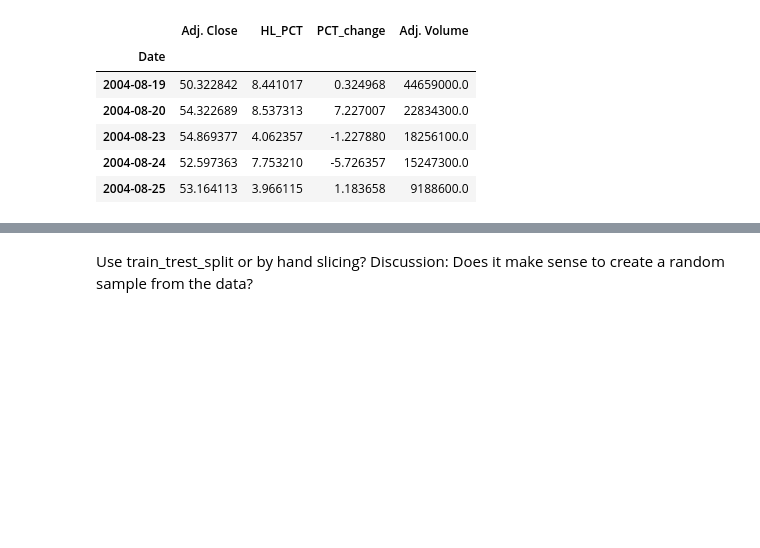
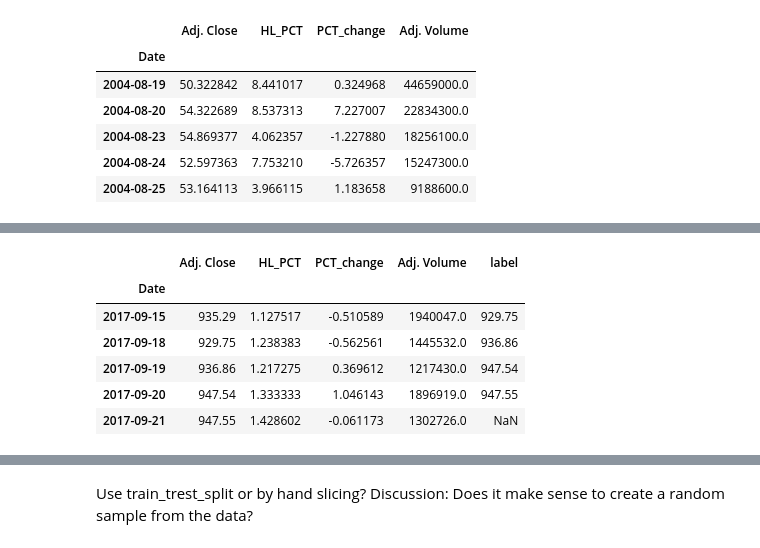
Before and after one commit to dacatay/time-series-analysis, a Jupyter notebook: Regression_Example.ipynb, the cells around one changed output, grey strips where cells are left out. Cells and saved outputs as stored; diff of their text form; code cells hidden in the pictures; blank space fills up the shorter version.

```diff
--- a/Regression_Example.ipynb
+++ b/Regression_Example.ipynb
@@ -83,3 +91,13 @@ df.to_csv('./data/google.csv', sep=';')
+# %%
+df.tail()
+# %% [output]
+|  | Adj. Close | HL_PCT | PCT_change | Adj. Volume | label |
+| Date |  |  |  |  |  |
+| 2017-09-15 | 935.29 | 1.127517 | -0.510589 | 1940047.0 | 929.75 |
+| 2017-09-18 | 929.75 | 1.238383 | -0.562561 | 1445532.0 | 936.86 |
+| 2017-09-19 | 936.86 | 1.217275 | 0.369612 | 1217430.0 | 947.54 |
+| 2017-09-20 | 947.54 | 1.333333 | 1.046143 | 1896919.0 | 947.55 |
+| 2017-09-21 | 947.55 | 1.428602 | -0.061173 | 1302726.0 | NaN |
 # %%
 df.head()
 # %% [output]
```
Also changed, not shown: parts of 12 cells of this notebook, 1 other file.
